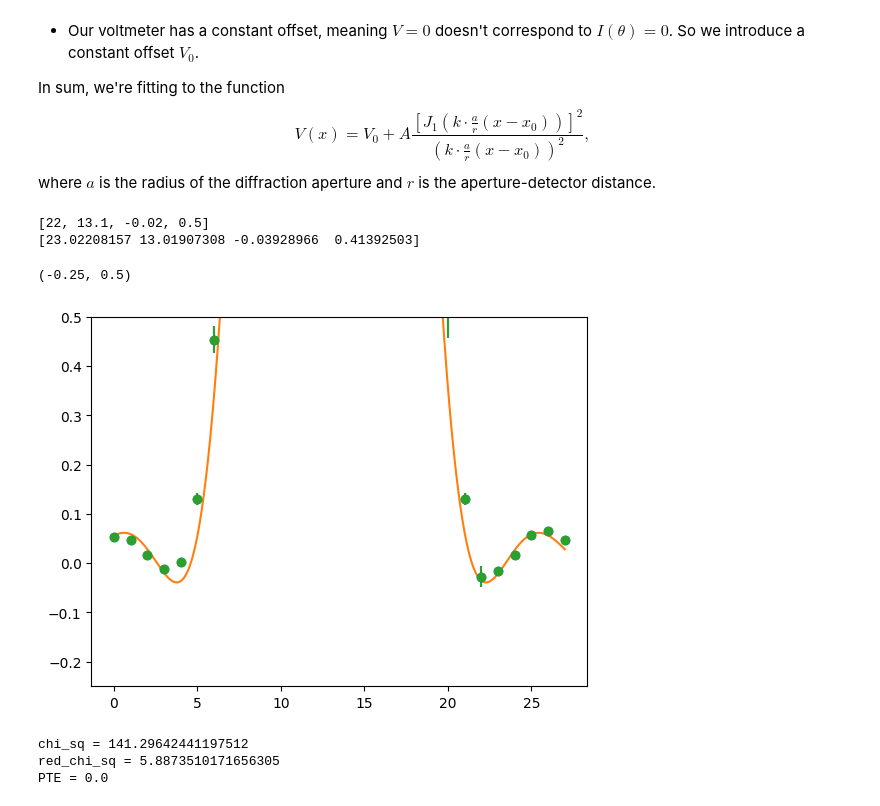
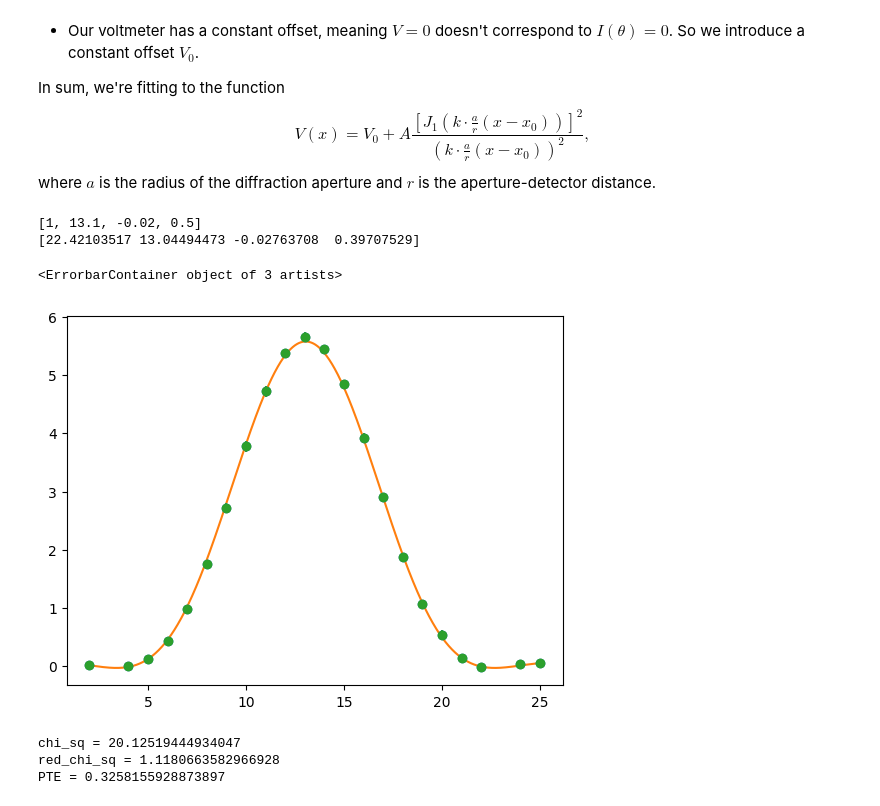
Before and after one commit to cneelyhmc/phys134-exp1, a Jupyter notebook: exp1_fraunhofer.ipynb, the cells around one changed output. Cells and saved outputs as stored; diff of their text form; code cells hidden in the pictures.

```diff
--- a/exp1_fraunhofer.ipynb
+++ b/exp1_fraunhofer.ipynb
@@ -27,11 +27,35 @@ for i in range(28):
     xdata += [[x for x in raw_xdata[i::28]]]
     ydata += [[y for y in raw_ydata[i::28]]]
 
-for i in range(28):
-    xdata[i] = xdata[i][:3]
-    ydata[i] = ydata[i][:3]
+# # removing trial 4
+# for i in range(28):
+#     xdata[i] = xdata[i][:3]
+#     ydata[i] = ydata[i][:3]
+
+# # normalizing the y-data based on max reading
+# for trial in range(4):
+#     trial_max = max([ydata[i][trial] for i in range(28)])
+#     for i in range(28):
+#         ydata[i][trial] /= trial_max
+
+
+# removing data from the fringes
+a=2
+xdata = xdata[a-1:-a]
+ydata = ydata[a-1:-a]
+
+xdata.pop(2)
+ydata.pop(2)
+
+xdata.pop(-3)
+ydata.pop(-3)
+
+xdata.pop(0)
+ydata.pop(0)
 
 yerr = np.std(ydata, axis=1)
+
+# yerr[12] = 1e-5   # would be 0 otherwise (only use after normalizing y-data)
 
 x_means = np.mean(xdata, axis=1)
 y_means = np.mean(ydata, axis=1)
@@ -42,4 +66,8 @@ y_sems = yerr / np.sqrt(len(xdata[0]))
 print(x_means)
 print(y_means)
 print(y_sems)
+
+
+
+# print(ydata[22][1])
 # %% [output]
@@ -88,47 +112,50 @@ def myfit(x, A, x0, V0, k):
     output[~is_small] = V0 + A * ( j1(k*(x[~is_small]-x0)) / (k*(x[~is_small]-x0)) )**2
     return output
 
+# def my_fit
+
 # A = 22
 # x0 = 13.1
 # V0 = -0.02
 # k = 0.5
 
-p0 = [22, 13.1, -0.02, 0.5]
+# p0 = [22, 13.1, -0.02, 0.5]
+p0 = [1, 13.1, -0.02, 0.5]
 (popt, pcov) = curve_fit(myfit, x_means, y_means, sigma=y_sems, absolute_sigma=True, p0=p0)
 perr = np.sqrt(np.diag(pcov))
 
 # ... and plot it!
 
 plt.errorbar(x_means, y_means, y_sems, fmt='o', linestyle='')
 
 xfit4plot = np.linspace(min(x_means), max(x_means), 1000)
 yfit4plot = myfit(xfit4plot, * popt )
 plt.plot(xfit4plot, yfit4plot, label = "fit")
 
 
 print(p0)
 print(popt)
 # print(pcov)
 
 # def f(x, A, x0, V0, k):
 #     return V0 + A * ( j1(k*(x-x0)) / (k*(x-x0)) )**2
 
 x_linspace = np.linspace(min(x_means), max(x_means), 1000)
-# y_linspace = f(x_linspace, 22.75, 13.01, -0.02, 0.4)
+# y_linspace = myfit(x_linspace, 22.75, 13.01, -0.02, 0.4)
 
 plt.errorbar(x_means, y_means, y_sems, fmt='o', linestyle='')
 # plt.plot(x_linspace, y_linspace)
 
 # zoom into bottom
-plt.ylim(-0.25, 0.5)
+# plt.ylim(-0.1, 0.25)
 # %% [output]
-[22, 13.1, -0.02, 0.5]
-[23.02208157 13.01907308 -0.03928966  0.41392503]
+[1, 13.1, -0.02, 0.5]
+[22.42103517 13.04494473 -0.02763708  0.39707529]
-(-0.25, 0.5)
+<ErrorbarContainer object of 3 artists>
-[figure, old version]
+[figure, new version]
 # %%
 resids = y_means - myfit(x_means, * popt)
-norm_resids = resids/yerr
+norm_resids = resids/y_sems
 
 chi_sq = sum(norm_resids**2)
 print('chi_sq = ' + str(chi_sq))
@@ -142,6 +169,6 @@ print('red_chi_sq = ' + str(red_chi_sq))
 PTE = 1 - chi2.cdf(chi_sq, df=df)
 print('PTE = ' + str(PTE))
 # %% [output]
-chi_sq = 141.29642441197512
-red_chi_sq = 5.8873510171656305
-PTE = 0.0
+chi_sq = 20.12519444934047
+red_chi_sq = 1.1180663582966928
+PTE = 0.3258155928873897
```
Also changed, not shown: parts of 3 cells of this notebook.
